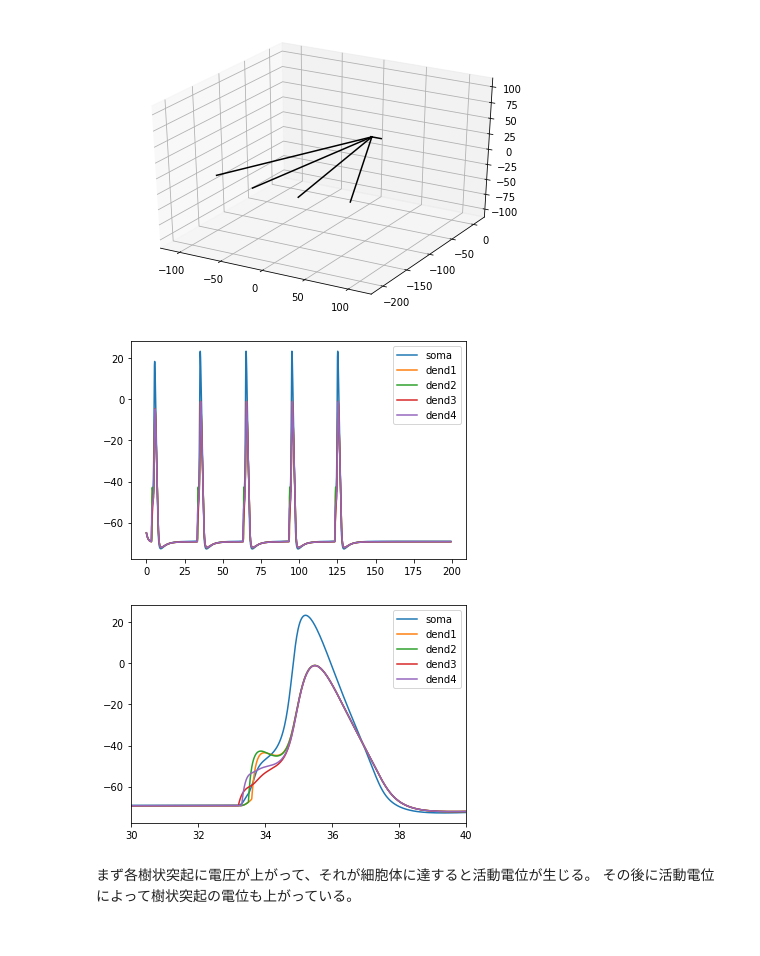
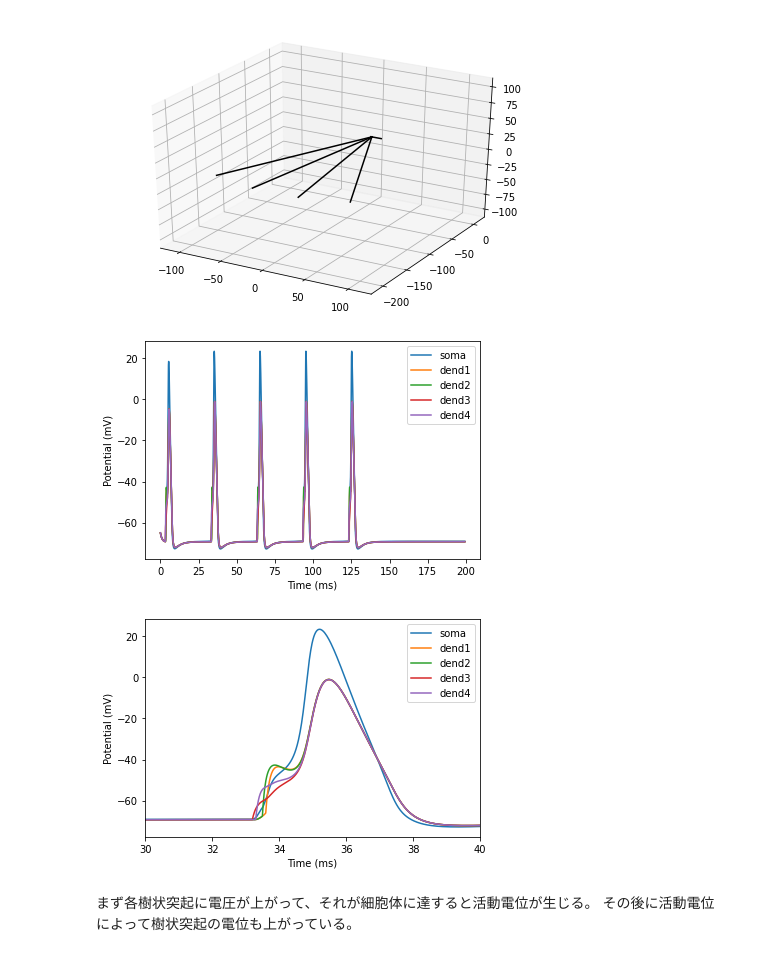
Before and after one commit to atakehiro/Neural_Simulator-Colab, a Jupyter notebook: NEURON1.ipynb, the cells around one changed output. Drawn from its saved outputs; the diff is of its cells as text; code cells hidden in the pictures.

```diff
--- a/NEURON1.ipynb
+++ b/NEURON1.ipynb
@@ -175,14 +174,16 @@ neuron.run(tstop)
 # %%
 # プロット
 plt.plot(t, soma_v, label='soma')
 plt.plot(t, dend1_v, label='dend1')
 plt.plot(t, dend2_v, label='dend2')
 plt.plot(t, dend3_v, label='dend3')
 plt.plot(t, dend4_v, label='dend4')
 plt.legend()
+plt.ylabel('Potential (mV)')
+plt.xlabel('Time (ms)')
 plt.show()
 # %% [output]
-[figure, old version]
+[figure, new version]
 # %%
 # 活動電位の一回をプロット
 plt.plot(t, soma_v, label='soma')
@@ -192,9 +193,11 @@ plt.plot(t, dend3_v, label='dend3')
 plt.plot(t, dend4_v, label='dend4')
 plt.legend()
 plt.xlim([30, 40]);
+plt.ylabel('Potential (mV)')
+plt.xlabel('Time (ms)')
 plt.show()
 # %% [output]
-[figure, old version]
+[figure, new version]
 # %% [markdown]
 まず各樹状突起に電圧が上がって、それが細胞体に達すると活動電位が生じる。
 その後に活動電位によって樹状突起の電位も上がっている。
```
Also changed, not shown: parts of 1 cell of this notebook, 1 other file.
